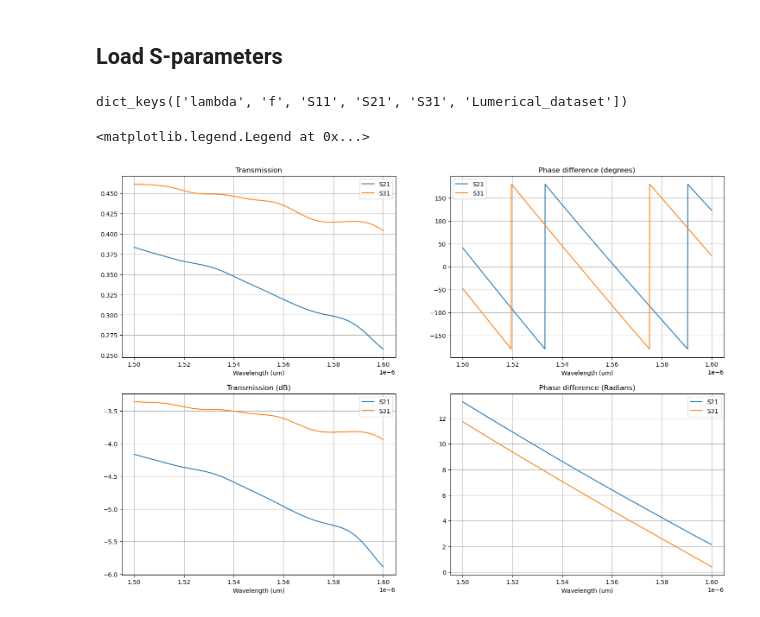
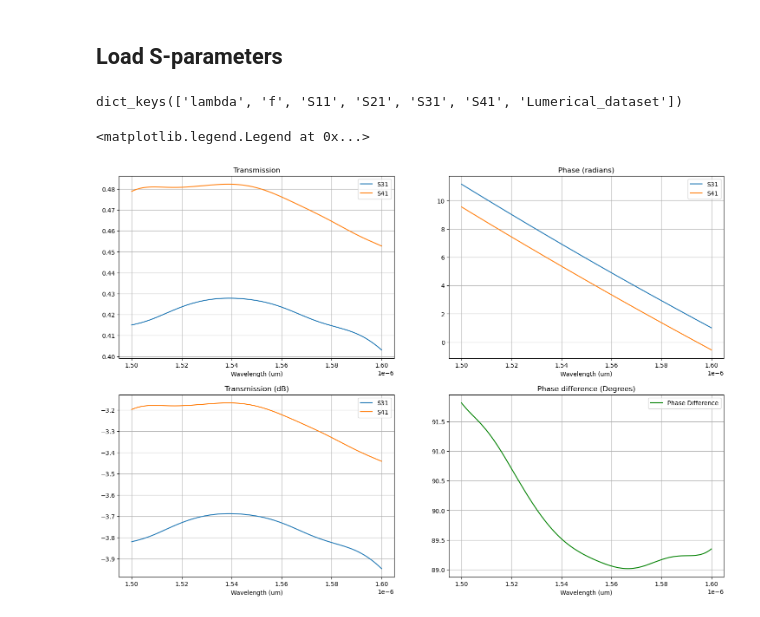
Before and after one commit to CaioRodrigues200/Photonics-training, a Jupyter notebook: Projects/Optical_Hybrid/SimulationFiles/MMIHybridAssembly.ipynb, the cells around one changed output. Saved outputs shown, nothing was run; the diff lists cells and outputs as text; code cells hidden in the pictures.

```diff
--- a/Projects/Optical_Hybrid/SimulationFiles/MMIHybridAssembly.ipynb
+++ b/Projects/Optical_Hybrid/SimulationFiles/MMIHybridAssembly.ipynb
@@ -377,37 +402,37 @@ dict_keys(['lambda', 'f', 'T', 'Lumerical_dataset'])
 # %%
 S = hyb.getsweepresult("s-parameter sweep", "S parameters")
 print(S.keys())
 
-SPort2 = S['S21']
 SPort3 = S['S31']
+SPort4 = S['S41']
 fig, ax= plt.subplots(2,2,figsize=(18,12))
-ax[0][0].plot(S['lambda'],np.abs(SPort2)**2, label='S21')
 ax[0][0].plot(S['lambda'],np.abs(SPort3)**2, label='S31')
+ax[0][0].plot(S['lambda'],np.abs(SPort4)**2, label='S41')
 ax[0][0].set_title('Transmission')
 ax[0][0].set_xlabel('Wavelength (um)')
 ax[0][0].grid(True)
 ax[0][0].legend()
 
-ax[0][1].plot(S['lambda'],hyb.unwrap(np.angle(SPort2)), label='S21')
 ax[0][1].plot(S['lambda'],hyb.unwrap(np.angle(SPort3)), label='S31')
+ax[0][1].plot(S['lambda'],hyb.unwrap(np.angle(SPort4)), label='S41')
 ax[0][1].set_title('Phase (radians)')
 ax[0][1].set_xlabel('Wavelength (um)')
 ax[0][1].grid(True)
 ax[0][1].legend()
 
-ax[1][0].plot(S['lambda'],10*np.log10(np.abs(SPort2)**2), label='S21')
 ax[1][0].plot(S['lambda'],10*np.log10(np.abs(SPort3)**2), label='S31')
+ax[1][0].plot(S['lambda'],10*np.log10(np.abs(SPort4)**2), label='S41')
 ax[1][0].set_title('Transmission (dB)')
 ax[1][0].set_xlabel('Wavelength (um)')
 ax[1][0].grid(True)
 ax[1][0].legend()
 
-ax[1][1].plot(S['lambda'],hyb.unwrap(np.angle(SPort2), degree=True) - hyb.unwrap(np.angle(SPort3), degree=True), label='Phase Difference', color='g')
+ax[1][1].plot(S['lambda'],180*(hyb.unwrap(np.angle(SPort3)) - hyb.unwrap(np.angle(SPort4)))/np.pi, label='Phase Difference', color='g')
 ax[1][1].set_title('Phase difference (Degrees)')
 ax[1][1].set_xlabel('Wavelength (um)')
 ax[1][1].grid(True)
 ax[1][1].legend()
 # %% [output]
-dict_keys(['lambda', 'f', 'S11', 'S21', 'S31', 'Lumerical_dataset'])
+dict_keys(['lambda', 'f', 'S11', 'S21', 'S31', 'S41', 'Lumerical_dataset'])
 <matplotlib.legend.Legend at 0x...>
-[figure, old version]
+[figure, new version]
```
Also changed, not shown: parts of 4 cells of this notebook, 2 other files.
